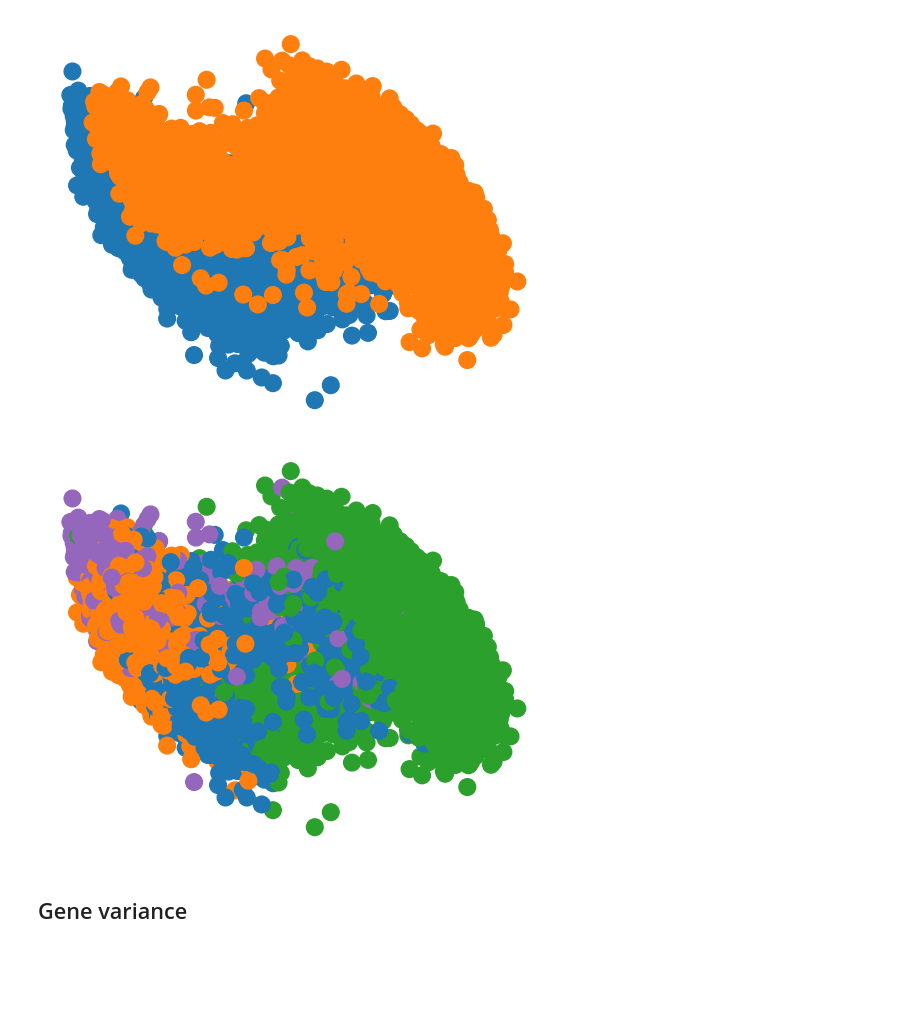
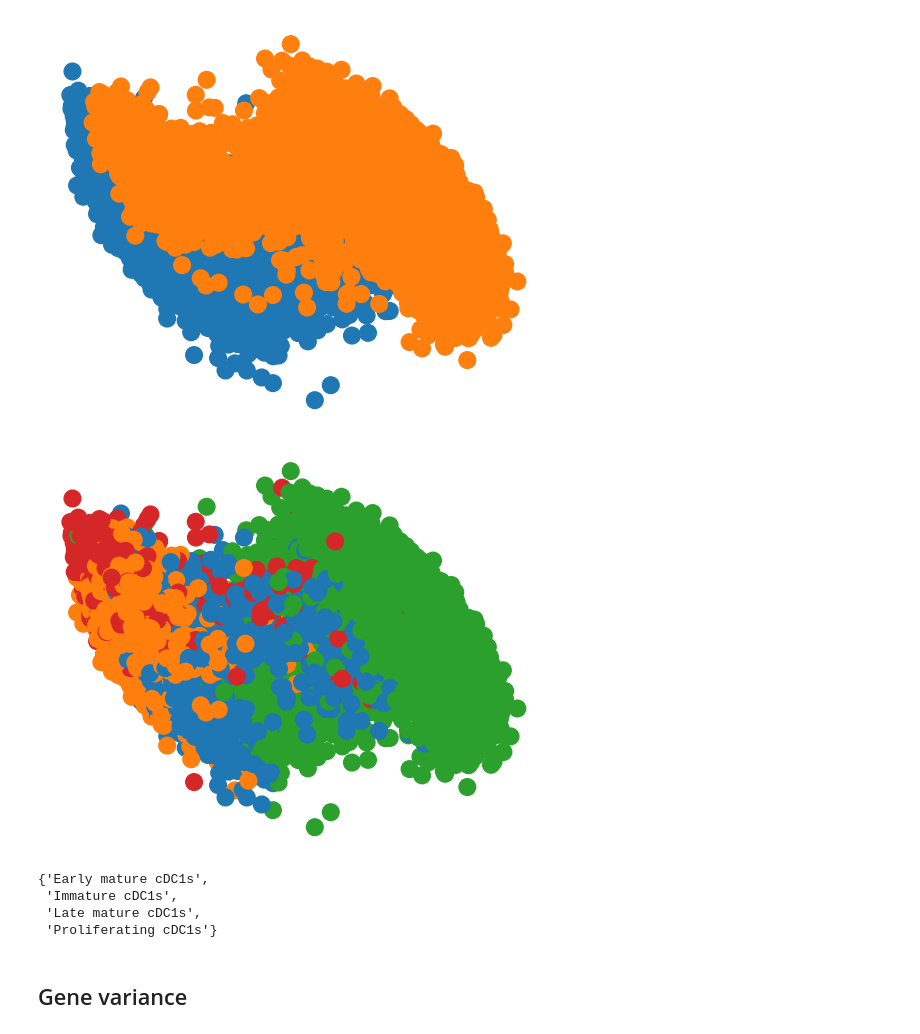
Before and after one commit to reliscu/chronocell_janssens_2025_preprint, a Jupyter notebook: 04_run_chronocell.ipynb, the cells around one changed output. Cells and saved outputs as stored; diff of their text form; code cells hidden in the pictures; blank space fills up the shorter version.

```diff
--- a/04_run_chronocell.ipynb
+++ b/04_run_chronocell.ipynb
@@ -27,6 +27,8 @@ os.chdir("/mnt/lareaulab/reliscu/projects/Chronocell/analyses/janssens_2025_prep
 # Ref: https://github.com/pachterlab/FGP_2024/blob/main/notebooks/Forebrain.ipynb
 # %%
 adata = ad.read_h5ad("data/janssens_2025_CellRanger_Velocyto_counts_eLNP.h5ad")
+# %%
+adata = adata[~adata.obs['newClustersTmp'].isin(["Other cDC1s"])].copy()
 # %%
 gene_names = adata.var_names
 # %%
@@ -52,15 +54,22 @@ plt.yticks([]);
 # %%
 clusters = le.fit_transform(adata.obs['newClustersTmp'])
 Clusters = set(clusters)
 
 tab_colors = plt.cm.tab10(np.arange(10))
 fig, ax = plt.subplots(1,1,figsize=(5,4))
-ax.scatter(-x[:,0],-x[:,1],c=tab_colors[clusters]);
+ax.scatter(-x[:,0],-x[:,1],c=tab_colors[clusters],s=20,alpha=.3);
 ax.set_frame_on(False)
 plt.xticks([]);
 plt.yticks([]);
 # %% [output]
-[figure, old version]
+[figure, new version]
+# %%
+set(adata.obs['newClustersTmp'])
+# %% [output]
+{'Early mature cDC1s',
+ 'Immature cDC1s',
+ 'Late mature cDC1s',
+ 'Proliferating cDC1s'}
 # %% [markdown]
 ## Gene variance
 # %%
```
Also changed, not shown: parts of 32 cells of this notebook, 1 other file.
